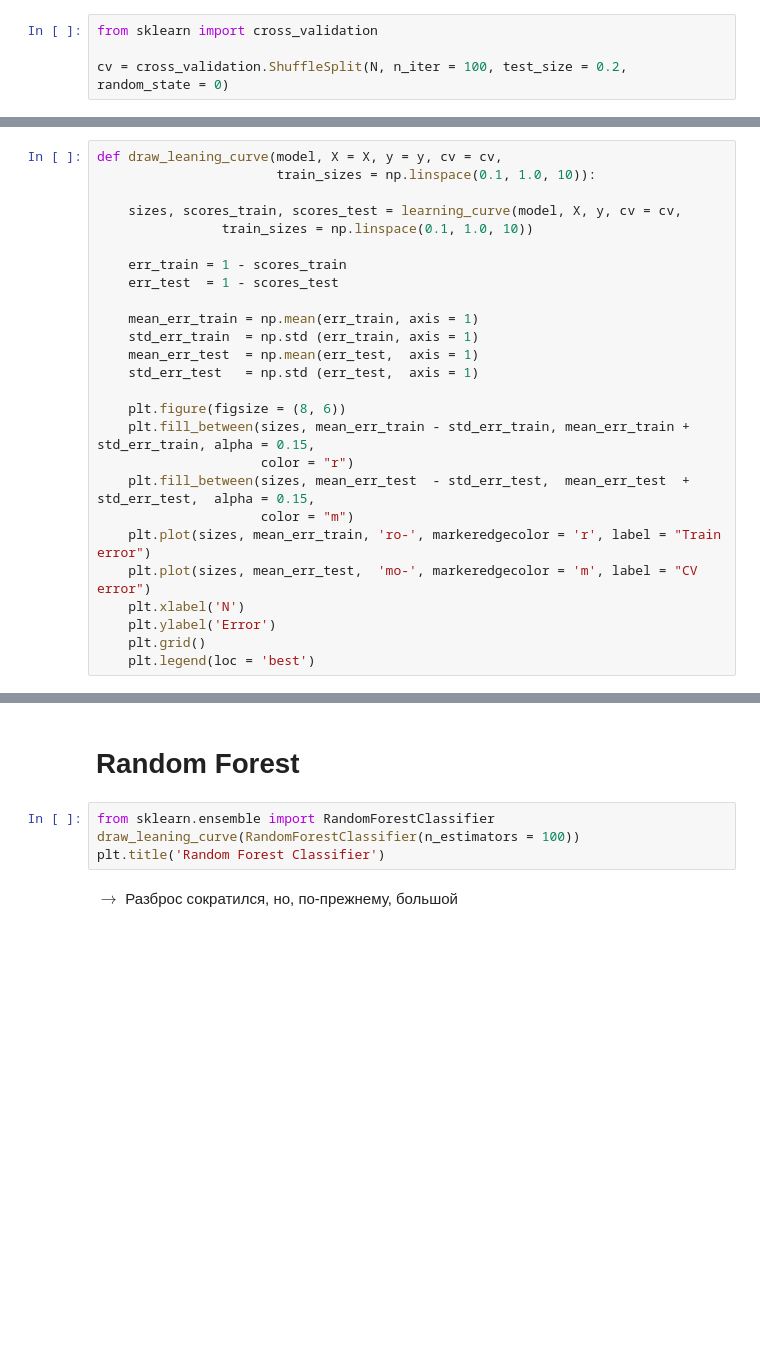
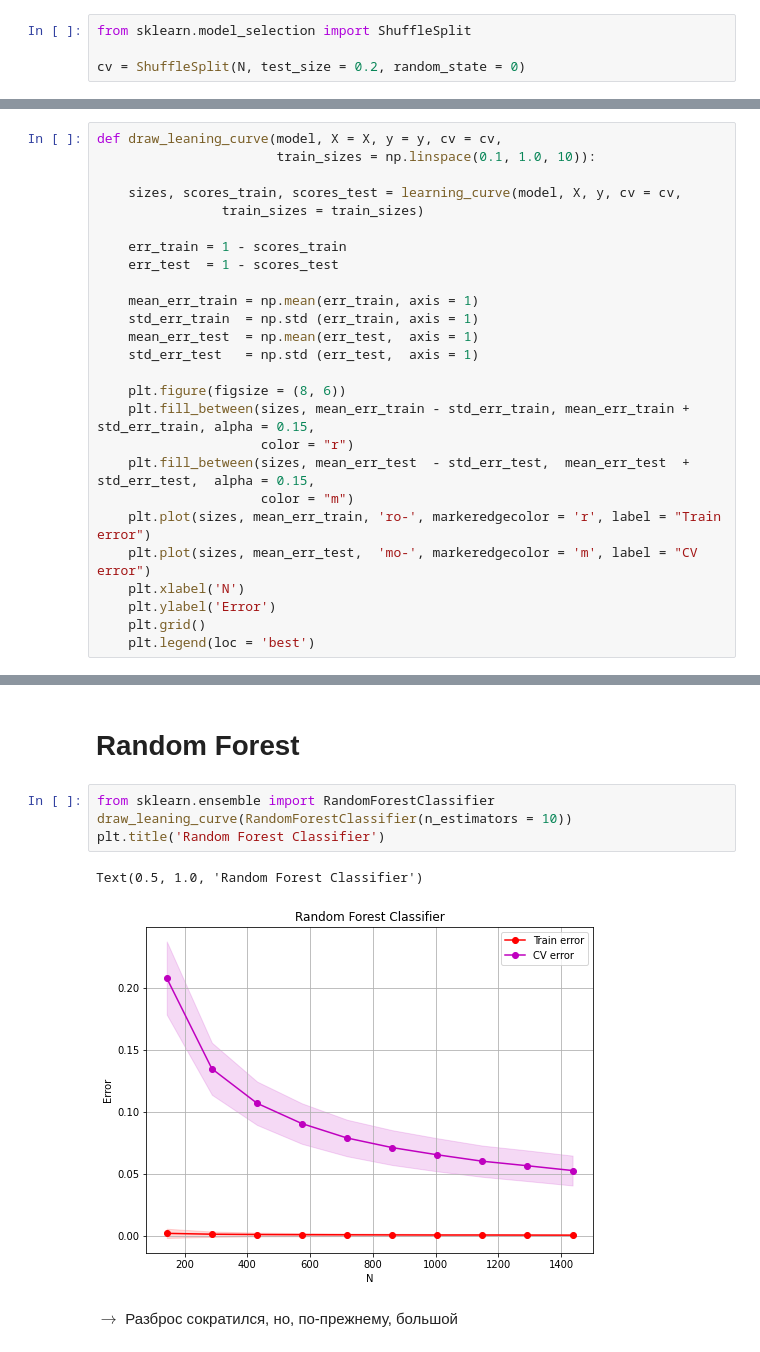
Before and after one commit to NikolaiZolotykh/MachineLearningCourse, a Jupyter notebook: 16. Learning Curve.ipynb, the cells around one changed output, grey strips where cells are left out. Drawn from its saved outputs; the diff is of its cells as text; blank space fills up the shorter version.

```diff
--- a/16. Learning Curve.ipynb
+++ b/16. Learning Curve.ipynb
@@ -17,7 +17,7 @@ SyntaxError: Missing parentheses in call to 'print'. Did you mean print(N, d)? (
 # %%
-from sklearn import cross_validation
+from sklearn.model_selection import ShuffleSplit
 
-cv = cross_validation.ShuffleSplit(N, n_iter = 100, test_size = 0.2, random_state = 0)
+cv = ShuffleSplit(N, test_size = 0.2, random_state = 0)
 # %% [markdown]
 `ShuffleSplit` – это _итератор_:
 # %%
@@ -27,7 +27,7 @@ def draw_leaning_curve(model, X = X, y = y, cv = cv,
                        train_sizes = np.linspace(0.1, 1.0, 10)):
 
     sizes, scores_train, scores_test = learning_curve(model, X, y, cv = cv,
-                train_sizes = np.linspace(0.1, 1.0, 10))
+                train_sizes = train_sizes)
 
     err_train = 1 - scores_train
     err_test  = 1 - scores_test
@@ -60,8 +63,11 @@ $\to$ Наблюдается _большой разброс_ - переобуч
 # Random Forest
 # %%
 from sklearn.ensemble import RandomForestClassifier
-draw_leaning_curve(RandomForestClassifier(n_estimators = 100))
+draw_leaning_curve(RandomForestClassifier(n_estimators = 10))
 plt.title('Random Forest Classifier')
+# %% [output]
+Text(0.5, 1.0, 'Random Forest Classifier')
+[figure, added]
 # %% [markdown]
 $\to$ Разброс сократился, но, по-прежнему, большой
 # %% [markdown]
```
Also changed, not shown: parts of 7 cells of this notebook.
